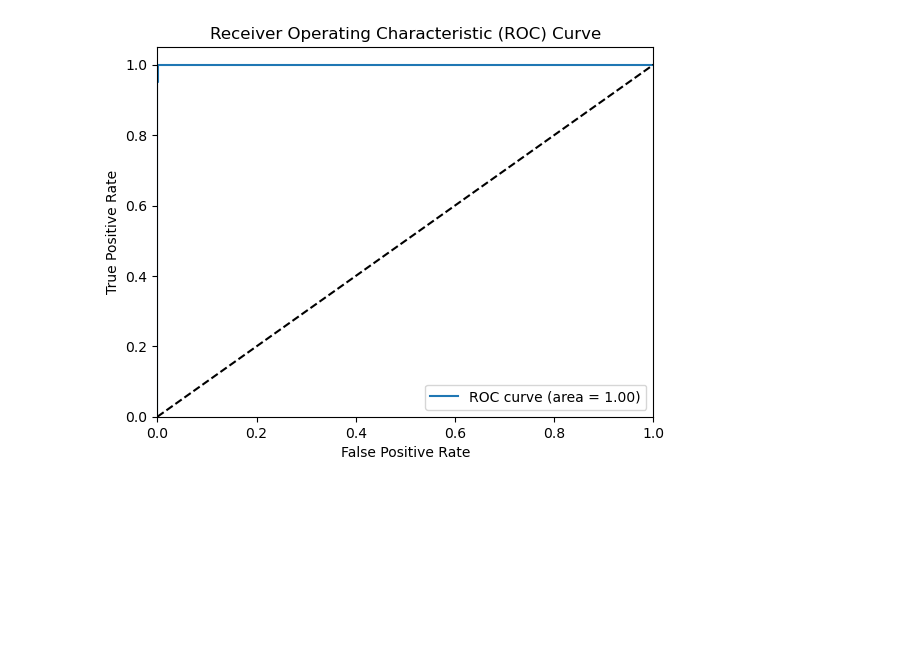
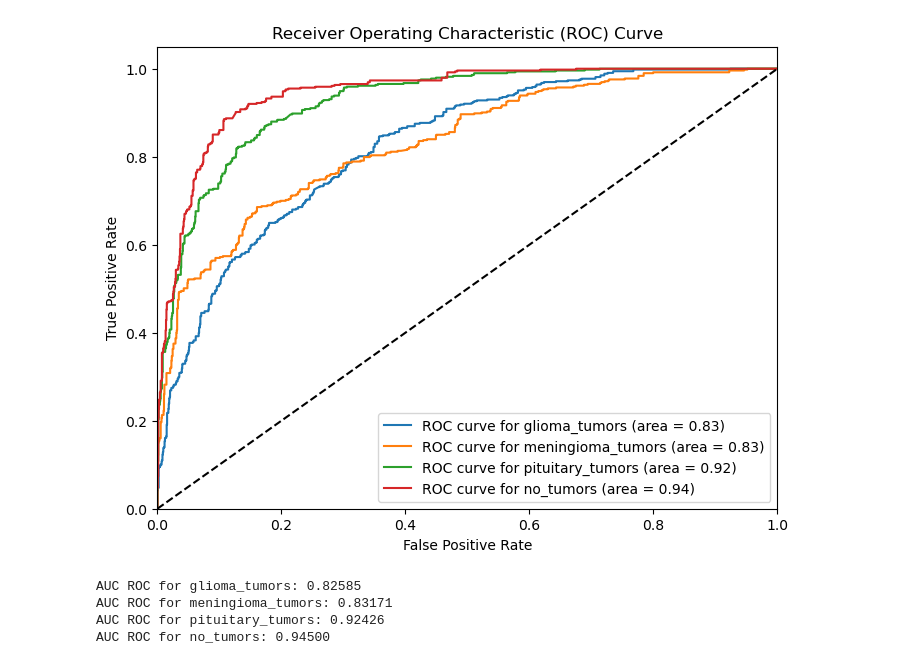
Before and after one commit to Efep3332/GANs-Generated-Synthetic-Dataset, a Jupyter notebook: InceptionV3.ipynb, the cells around one changed output. Cells and saved outputs as stored; diff of their text form; code cells hidden in the pictures; blank space fills up the shorter version.

```diff
--- a/InceptionV3.ipynb
+++ b/InceptionV3.ipynb
@@ -17,5 +15,5 @@ WARNING:tensorflow:From C:\Users\Public\Efendim\Lib\site-packages\keras\src\loss
 # %%
-image_dir = Path(r"C:\Users\net pc\Desktop\THESIS PROJECT\AUGMENTED\DATA")
+image_dir = Path(r"C:\Users\net pc\Desktop\Training Datsets")
 # %%
 filepaths = list(image_dir.glob(r'*/*.JPG'))
 labels = list(map(lambda x: os.path.split(os.path.split(x)[0])[1], filepaths))
@@ -58,7 +57,7 @@ train_images = train_generator.flow_from_dataframe(dataframe=train_df,
                                                    y_col='Label',
                                                    target_size=(75, 75),
                                                    color_mode='rgb',
-                                                   class_mode='binary',
+                                                   class_mode='categorical',
                                                    batch_size=32,
                                                    shuffle=True,
                                                    seed=42,
@@ -69,7 +68,7 @@ val_images = train_generator.flow_from_dataframe(dataframe=train_df,
                                                  y_col='Label',
                                                  target_size=(75, 75),
                                                  color_mode='rgb',
-                                                 class_mode='binary',
+                                                 class_mode='categorical',
                                                  batch_size=32,
                                                  shuffle=True,
                                                  seed=42,
@@ -80,7 +79,7 @@ test_images = test_generator.flow_from_dataframe(dataframe=test_df,
                                                  y_col='Label',
                                                  target_size=(75, 75),
                                                  color_mode='rgb',
-                                                 class_mode='binary',
+                                                 class_mode='categorical',
                                                  batch_size=32,
                                                  shuffle=False)
 # %% [output]
@@ -113,11 +108,11 @@ model = keras.Sequential([
     keras.layers.Dropout(0.5),
     keras.layers.Dense(units=64, activation='relu'),
     keras.layers.Dropout(0.5),
-    keras.layers.Dense(units=1, activation='sigmoid'),
+    keras.layers.Dense(units=4, activation='softmax'),
 ])
 # %%
 model.compile(
-  loss='binary_crossentropy',
+  loss='categorical_crossentropy',
   optimizer='adam',
   metrics=['accuracy']
 )
@@ -256,19 +271,25 @@ weighted avg       1.00      1.00      1.00      8000
 # %%
 # Obtain predicted probabilities
+predicted_probabilities = model.predict(test_images)
+
+# Import necessary libraries
 from sklearn.metrics import roc_auc_score, roc_curve
 
-predicted_probabilities = model.predict(test_images)
+# Convert labels to one-hot encoding
+from keras.utils import to_categorical
+test_labels_onehot = to_categorical(test_images.labels, num_classes=4)
 
-# Compute AUC ROC
-auc_roc = roc_auc_score(test_images.labels, predicted_probabilities)
+# Compute AUC ROC for each class
+auc_roc = dict()
+for i in range(4):
+    auc_roc[i] = roc_auc_score(test_labels_onehot[:, i], predicted_probabilities[:, i])
 
-print("AUC ROC: {:.5f}".format(auc_roc))
+# Plot ROC curve for each class
+plt.figure(figsize=(8, 6))
+for i in range(4):
+    fpr, tpr, _ = roc_curve(test_labels_onehot[:, i], predicted_probabilities[:, i])
+    plt.plot(fpr, tpr, label='ROC curve for {} (area = {:.2f})'.format(["glioma_tumors", "meningioma_tumors", "pituitary_tumors", "no_tumors"][i], auc_roc[i]))
 
-# Plot ROC curve
-fpr, tpr, thresholds = roc_curve(test_images.labels, predicted_probabilities)
-
-plt.figure()
-plt.plot(fpr, tpr, label='ROC curve (area = {:.2f})'.format(auc_roc))
 plt.plot([0, 1], [0, 1], 'k--')
 plt.xlim([0.0, 1.0])
 plt.ylim([0.0, 1.05])
@@ -277,4 +298,8 @@ plt.ylabel('True Positive Rate')
 plt.title('Receiver Operating Characteristic (ROC) Curve')
 plt.legend(loc='lower right')
 plt.show()
+
+# Print AUC ROC for each class
+for i in range(4):
+    print("AUC ROC for {}: {:.5f}".format(["glioma_tumors", "meningioma_tumors", "pituitary_tumors", "no_tumors"][i], auc_roc[i]))
 # %% [output]
@@ -283,3 +307,7 @@ AUC ROC: 0.99998
-[figure, old version]
+[figure, new version]
+AUC ROC for glioma_tumors: 0.82585
+AUC ROC for meningioma_tumors: 0.83171
+AUC ROC for pituitary_tumors: 0.92426
+AUC ROC for no_tumors: 0.94500
 # %%
 # save the model to a file
```
Also changed, not shown: parts of 16 cells of this notebook, 3 other files.
